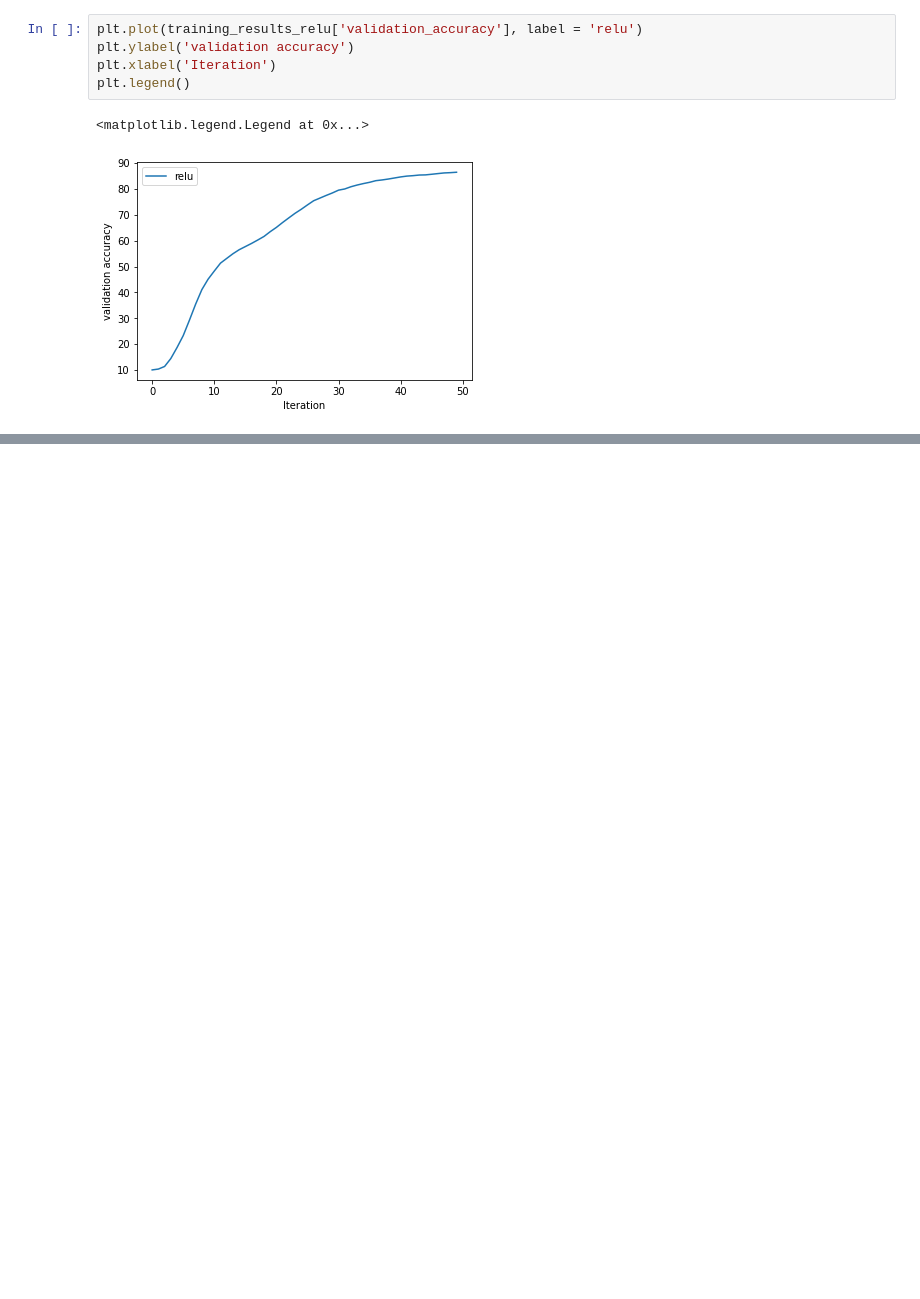
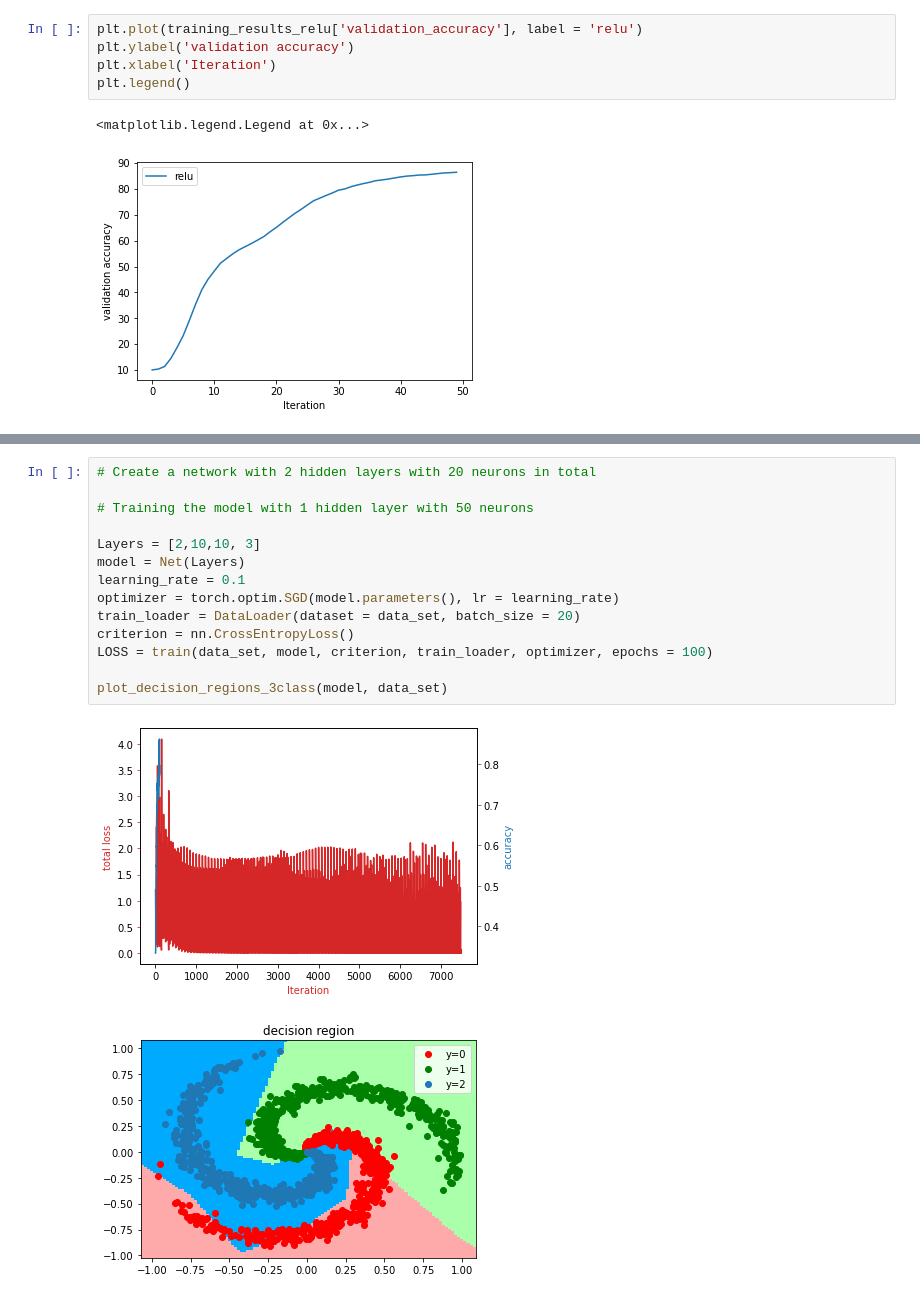
Before and after one commit to Ayush1695/PyTorch_Reference, a Jupyter notebook: 5_Deep_Neural_Network.ipynb, the cells around one changed output, grey strips where cells are left out. Drawn from its saved outputs; the diff is of its cells as text; blank space fills up the shorter version.

```diff
--- a/5_Deep_Neural_Network.ipynb
+++ b/5_Deep_Neural_Network.ipynb
@@ -113,0 +270,17 @@ plt.legend()
+# %%
+# Create a network with 2 hidden layers with 20 neurons in total
+
+# Training the model with 1 hidden layer with 50 neurons
+
+Layers = [2,10,10, 3]
+model = Net(Layers)
+learning_rate = 0.1
+optimizer = torch.optim.SGD(model.parameters(), lr = learning_rate)
+train_loader = DataLoader(dataset = data_set, batch_size = 20)
+criterion = nn.CrossEntropyLoss()
+LOSS = train(data_set, model, criterion, train_loader, optimizer, epochs = 100)
+
+plot_decision_regions_3class(model, data_set)
+# %% [output]
+[figure, added]
+[figure, added]
```
Also changed, not shown: parts of 15 cells of this notebook.
